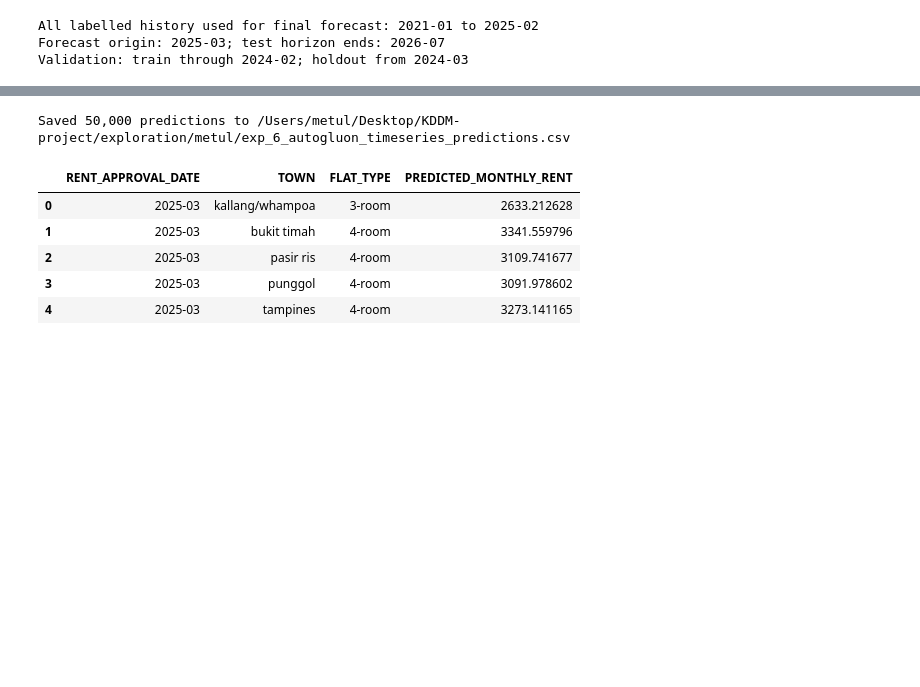
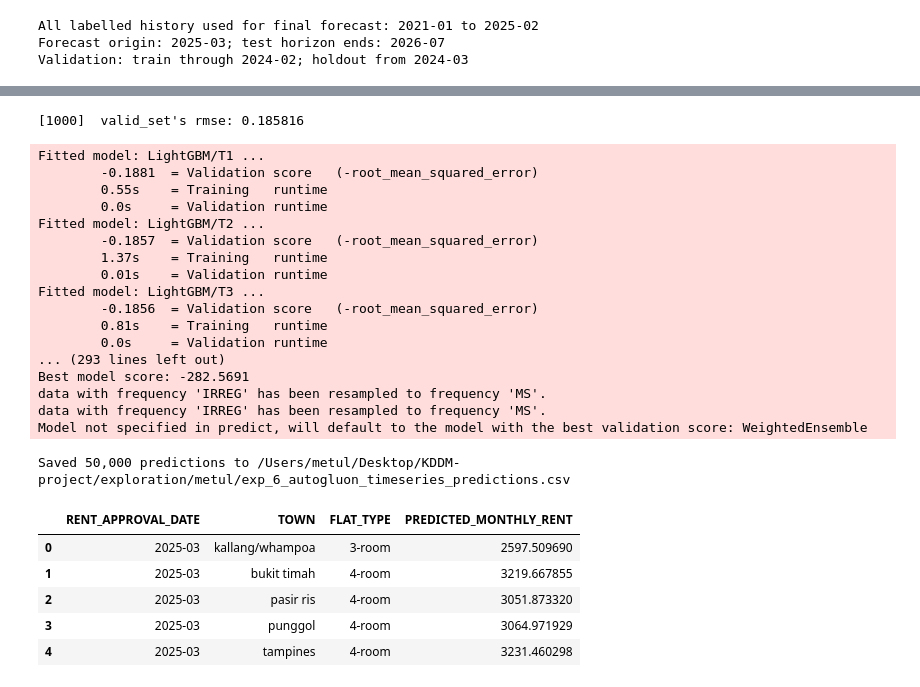
Before and after one commit to MeTuL10/KDDM-project, a Jupyter notebook: exploration/metul/exp_6_autogluon_timeseries.ipynb, the cells around one changed output, grey strips where cells are left out. Drawn from its saved outputs; the diff is of its cells as text; code cells hidden in the pictures; blank space fills up the shorter version.

```diff
--- a/exploration/metul/exp_6_autogluon_timeseries.ipynb
+++ b/exploration/metul/exp_6_autogluon_timeseries.ipynb
@@ -24,6 +24,7 @@ if project_root is None:
 experiment_dir = project_root / 'exploration' / 'metul'
 sys.path.insert(0, str(experiment_dir))
 
+from autogluon.common import space
 from autogluon.tabular import TabularPredictor
 from autogluon.timeseries import TimeSeriesDataFrame, TimeSeriesPredictor
 from preprocessing import RentalPreprocessor, load_datasets
@@ -32,9 +33,12 @@ RANDOM_STATE = 42
 TARGET = 'MONTHLY_RENT'
 VALIDATION_HORIZON = 12
 MIN_HISTORY_MONTHS = 24
-TIME_LIMIT_SECONDS = int(os.environ.get('AUTOGLUON_TIME_LIMIT', '600'))
-TS_TIME_LIMIT = max(60, TIME_LIMIT_SECONDS // 2)
-TABULAR_TIME_LIMIT = max(60, TIME_LIMIT_SECONDS - TS_TIME_LIMIT)
+HPO_TRIALS = 25
+TS_TRIAL_TIME_LIMIT = int(os.environ.get('EXP6_TS_TRIAL_TIME_LIMIT', '120'))
+TS_FINAL_TIME_LIMIT = int(os.environ.get('EXP6_TS_FINAL_TIME_LIMIT', '600'))
+TABULAR_HPO_TIME_LIMIT = int(os.environ.get('EXP6_TABULAR_HPO_TIME_LIMIT', '3600'))
+TABULAR_FINAL_TIME_LIMIT = int(os.environ.get('EXP6_TABULAR_FINAL_TIME_LIMIT', '3600'))
+HPO_KWARGS = {'num_trials': HPO_TRIALS, 'scheduler': 'local', 'searcher': 'random'}
 # %%
 def canonical_flat_type(values):
     """Make `3 room` (train) and `3-room` (test) the same segment."""
@@ -155,14 +352,36 @@ residual_valid = validation_preprocessor.transform(residual_valid_raw)
 X_residual_train = prepare_tabular_features(residual_train)
 X_residual_valid = prepare_tabular_features(residual_valid)
 
+# 25 random-search trials per model family. The GBM search tunes leaves, boosting rounds
+# (iterations), tree depth and learning rate; CatBoost provides a complementary tree family.
+TABULAR_HYPERPARAMETERS = {
+    'GBM': {
+        'num_leaves': space.Int(16, 128),
+        'num_boost_round': space.Int(200, 1500),
+        'max_depth': space.Int(3, 12),
+        'learning_rate': space.Real(0.01, 0.20, log=True),
+        'min_data_in_leaf': space.Int(10, 150),
+        'feature_fraction': space.Real(0.60, 1.00),
+        'bagging_fraction': space.Real(0.60, 1.00),
+    },
+    'CAT': {
+        'iterations': space.Int(200, 1500),
+        'depth': space.Int(4, 10),
+        'learning_rate': space.Real(0.01, 0.20, log=True),
+        'l2_leaf_reg': space.Real(1.0, 30.0, log=True),
+    },
+}
+
 residual_predictor = TabularPredictor(
     label='LOG_RENT_RESIDUAL', problem_type='regression', eval_metric='root_mean_squared_error',
     path=str(experiment_dir / 'ag_exp6_residual_validation'),
 ).fit(
     train_data=X_residual_train.assign(LOG_RENT_RESIDUAL=residual_train['LOG_RENT_RESIDUAL'].to_numpy()),
     tuning_data=X_residual_valid.assign(LOG_RENT_RESIDUAL=residual_valid['LOG_RENT_RESIDUAL'].to_numpy()),
-    presets='medium_quality', time_limit=TABULAR_TIME_LIMIT, verbosity=2,
+    hyperparameters=TABULAR_HYPERPARAMETERS, hyperparameter_tune_kwargs=HPO_KWARGS,
+    presets='medium_quality', time_limit=TABULAR_HPO_TIME_LIMIT, verbosity=2,
 )
+display(residual_predictor.leaderboard(silent=True, extra_info=True))
 
 valid_residual_prediction = residual_predictor.predict(X_residual_valid).to_numpy()
 validation_with_market['residual_prediction'] = valid_residual_prediction
@@ -210,12 +466,14 @@ final_residual_predictor = TabularPredictor(
     path=str(experiment_dir / 'ag_exp6_residual_final'),
 ).fit(
     train_data=X_final_train.assign(LOG_RENT_RESIDUAL=final_train['LOG_RENT_RESIDUAL'].to_numpy()),
-    presets='medium_quality', time_limit=TABULAR_TIME_LIMIT, verbosity=2,
+    hyperparameters=TABULAR_HYPERPARAMETERS, hyperparameter_tune_kwargs=HPO_KWARGS,
+    presets='medium_quality', time_limit=TABULAR_FINAL_TIME_LIMIT, verbosity=2,
 )
 
 test_periods = pd.date_range(forecast_origin, raw_test['period'].max(), freq='MS')
-final_ts_predictor, final_market_forecast = forecast_market(
-    available_train, len(test_periods), experiment_dir / 'ag_exp6_ts_final'
+final_ts_predictor, final_market_forecast = fit_market_model(
+    available_train, len(test_periods), experiment_dir / 'ag_exp6_ts_final_hpo',
+    BEST_TS_PARAMS, TS_FINAL_TIME_LIMIT,
 )
 test_market = final_market_forecast.reset_index()[['item_id', 'timestamp', 'mean']].rename(
     columns={'item_id': 'market_segment', 'timestamp': 'period', 'mean': 'market_rent_forecast'}
@@ -255,10 +513,28 @@ Model not specified in predict, will default to the model with the best validati
-Saved 50,000 predictions to /Users/metul/Desktop/KDDM-project/exploration/metul/exp_6_autogluon_timeseries_predictions.csv
+[1000]  valid_set's rmse: 0.185816
+Fitted model: LightGBM/T1 ...
+        -0.1881  = Validation score   (-root_mean_squared_error)
+        0.55s    = Training   runtime
+        0.0s     = Validation runtime
+Fitted model: LightGBM/T2 ...
+        -0.1857  = Validation score   (-root_mean_squared_error)
+        1.37s    = Training   runtime
+        0.01s    = Validation runtime
+Fitted model: LightGBM/T3 ...
+        -0.1856  = Validation score   (-root_mean_squared_error)
+        0.81s    = Training   runtime
+        0.0s     = Validation runtime
+... (293 lines left out)
+Best model score: -282.5691
+data with frequency 'IRREG' has been resampled to frequency 'MS'.
+data with frequency 'IRREG' has been resampled to frequency 'MS'.
+Model not specified in predict, will default to the model with the best validation score: WeightedEnsemble
+Saved 50,000 predictions to /Users/metul/Desktop/KDDM-project/exploration/metul/exp_6_autogluon_timeseries_predictions.csv
 |  | RENT_APPROVAL_DATE | TOWN | FLAT_TYPE | PREDICTED_MONTHLY_RENT |
-| 0 | 2025-03 | kallang/whampoa | 3-room | 2633.212628 |
-| 1 | 2025-03 | bukit timah | 4-room | 3341.559796 |
-| 2 | 2025-03 | pasir ris | 4-room | 3109.741677 |
-| 3 | 2025-03 | punggol | 4-room | 3091.978602 |
-| 4 | 2025-03 | tampines | 4-room | 3273.141165 |
+| 0 | 2025-03 | kallang/whampoa | 3-room | 2597.509690 |
+| 1 | 2025-03 | bukit timah | 4-room | 3219.667855 |
+| 2 | 2025-03 | pasir ris | 4-room | 3051.873320 |
+| 3 | 2025-03 | punggol | 4-room | 3064.971929 |
+| 4 | 2025-03 | tampines | 4-room | 3231.460298 |
 # %%
 # Competition submission format: one prediction per original test row.
 # Run this after the preceding cell has created `test_with_market`.
```
Also changed, not shown: parts of 7 cells of this notebook, 4 other files.
